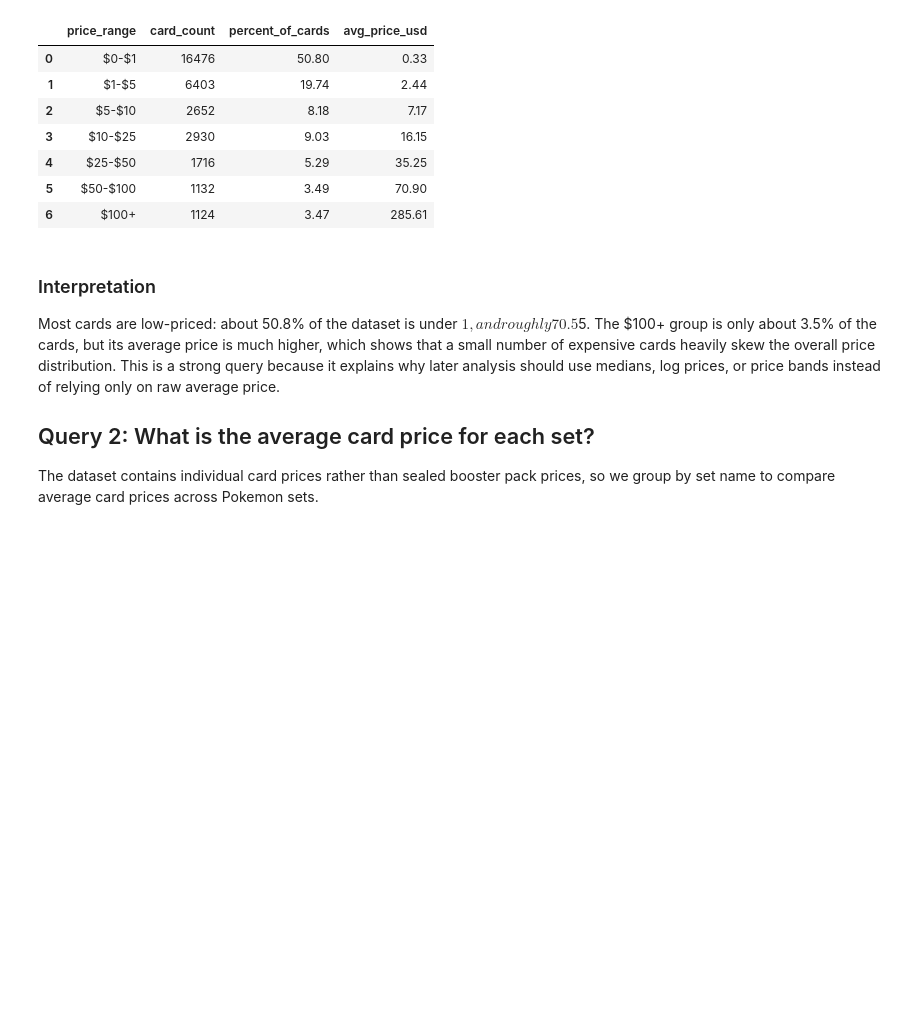
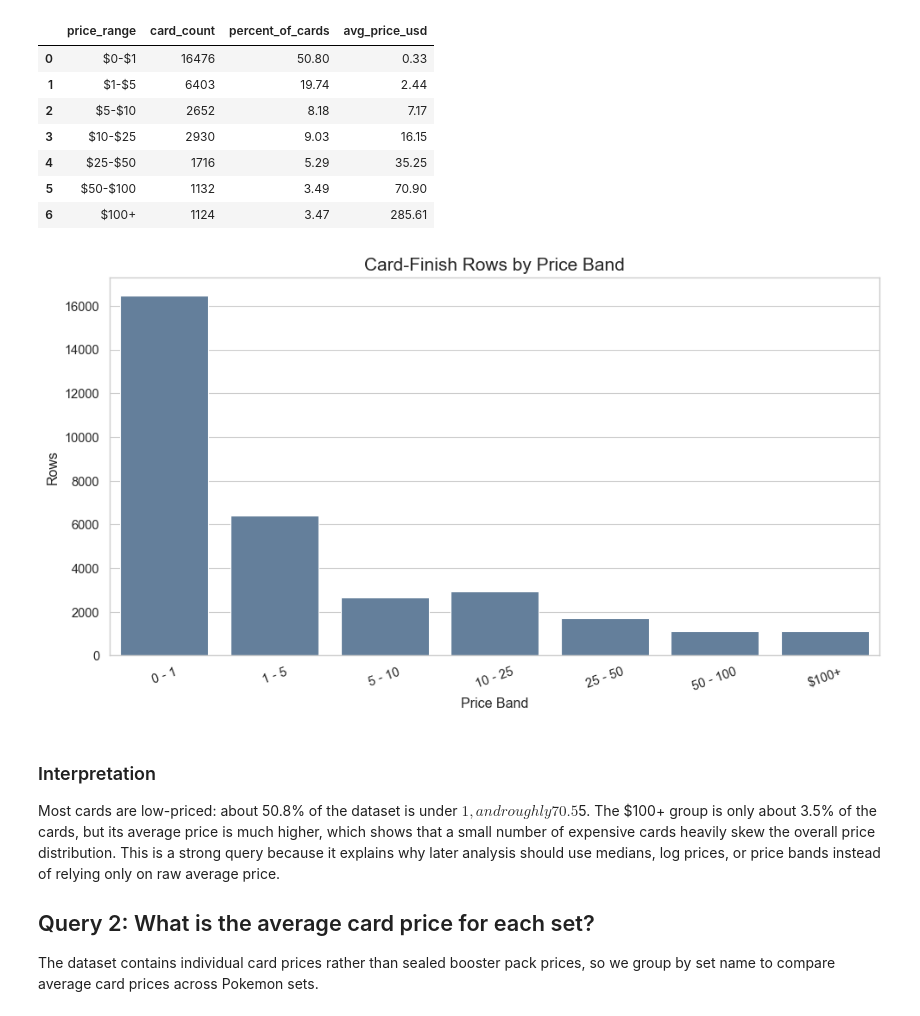
Before and after one commit to wekantakabotdis/CS210-Project, a Jupyter notebook: main.ipynb, the cells around one changed output. Drawn from its saved outputs; the diff is of its cells as text; code cells hidden in the pictures; blank space fills up the shorter version.

```diff
--- a/main.ipynb
+++ b/main.ipynb
@@ -199,7 +205,8 @@ GROUP BY
     END
 ORDER BY MIN(market_price_usd);
 """
-sql_query(price_range_query)
+price_range_df = sql_query(price_range_query)
+price_range_df
 # %% [output]
 |  | price_range | card_count | percent_of_cards | avg_price_usd |
 | 0 | $0-$1 | 16476 | 50.80 | 0.33 |
@@ -209,6 +216,35 @@ sql_query(price_range_query)
 | 4 | $25-$50 | 1716 | 5.29 | 35.25 |
 | 5 | $50-$100 | 1132 | 3.49 | 70.90 |
 | 6 | $100+ | 1124 | 3.47 | 285.61 |
+# %%
+price_band_order = ['$0-$1', '$1-$5', '$5-$10', '$10-$25', '$25-$50', '$50-$100', '$100+']
+price_band_display_labels = ['0 - 1', '1 - 5', '5 - 10', '10 - 25', '25 - 50', '50 - 100', '$100+']
+price_band_counts_df = price_range_df.copy()
+price_band_counts_df['price_range'] = pd.Categorical(
+    price_band_counts_df['price_range'],
+    categories=price_band_order,
+    ordered=True
+)
+price_band_counts_df = price_band_counts_df.sort_values('price_range')
+price_band_counts_df['display_label'] = price_band_display_labels
+
+fig, ax = plt.subplots(figsize=(10, 5.6))
+sns.barplot(
+    data=price_band_counts_df,
+    x='display_label',
+    y='card_count',
+    ax=ax,
+    color='#5B7FA4'
+)
+ax.set_title('Card-Finish Rows by Price Band', fontsize=15)
+ax.set_xlabel('Price Band')
+ax.set_ylabel('Rows')
+ax.tick_params(axis='x', rotation=20)
+plt.tight_layout()
+plt.savefig(REPORT_FIGURE_DIR / 'price_band_counts.png', dpi=220, bbox_inches='tight')
+plt.show()
+# %% [output]
+[figure, added]
 # %% [markdown]
 ### Interpretation
 
```
Also changed, not shown: parts of 4 cells of this notebook, 5 other files.
